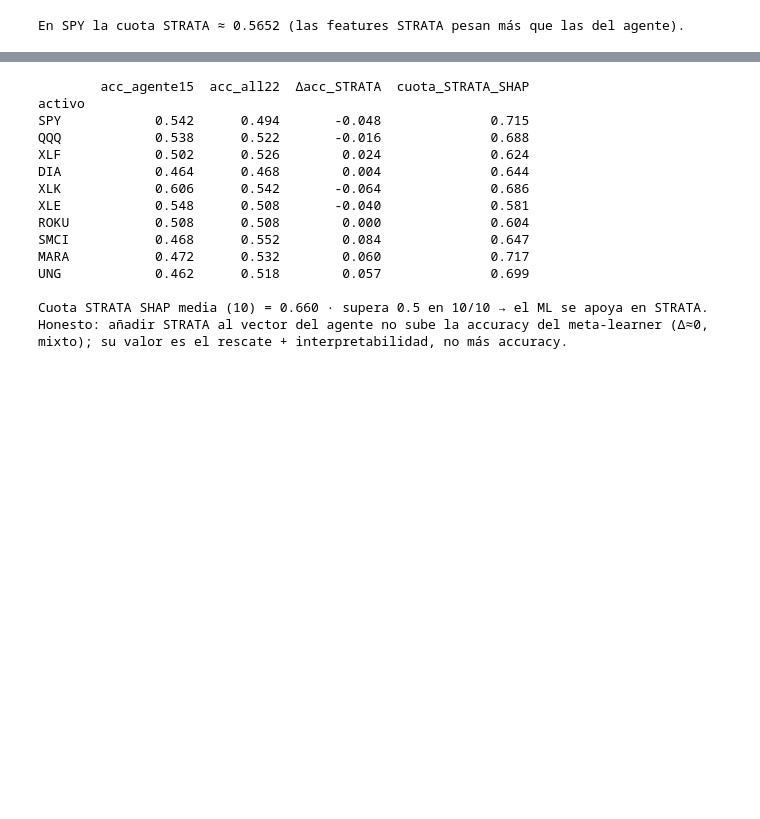
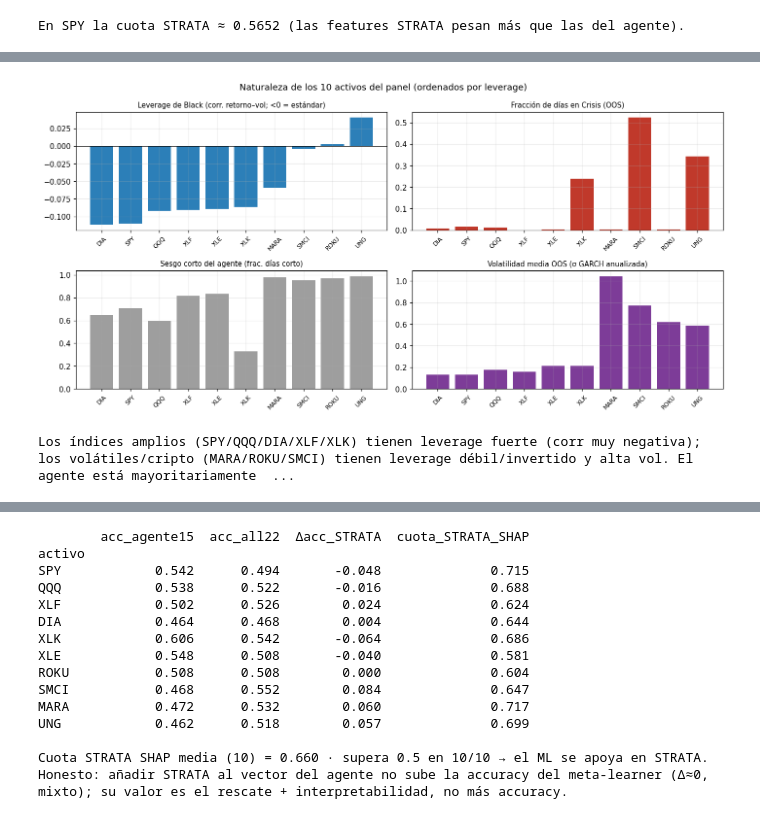
Before and after one commit to RaquelGarciah/Real-time-statistical-supervision-of-an-AI-trading-agent, a Jupyter notebook: notebooks/STRATA_marco_practico.ipynb, the cells around one changed output, grey strips where cells are left out. Cells and saved outputs as stored; diff of their text form; code cells hidden in the pictures; blank space fills up the shorter version.

```diff
--- a/notebooks/STRATA_marco_practico.ipynb
+++ b/notebooks/STRATA_marco_practico.ipynb
@@ -353,0 +403,18 @@ excluye 0), e incluyendo AutoML.
+# %%
+# Naturaleza de los activos del panel: leverage de Black, fracción de Crisis OOS, sesgo corto del agente, vol
+fig, axes = plt.subplots(2, 2, figsize=(13, 6.4)); axes = axes.ravel()
+specs = [("leverage_corr", "Leverage de Black (corr. retorno–vol; <0 = estándar)", "#2c7fb8"),
+         ("oos_crisis_frac", "Fracción de días en Crisis (OOS)", "#c0392b"),
+         ("agent_short_frac", "Sesgo corto del agente (frac. días corto)", "#9e9e9e"),
+         ("oos_vol", "Volatilidad media OOS (σ GARCH anualizada)", "#7d3c98")]
+order = sorted(PANEL10, key=lambda a: NAT[a]["leverage_corr"])
+for ax, (key, ttl, c) in zip(axes, specs):
+    ax.bar(order, [NAT[a][key] for a in order], color=c); ax.set_title(ttl, fontsize=9.5); ax.tick_params(axis="x", rotation=45, labelsize=8)
+    if key == "leverage_corr": ax.axhline(0, color="k", lw=.6)
+fig.suptitle("Naturaleza de los 10 activos del panel (ordenados por leverage)"); plt.tight_layout(); plt.show()
+print("Los índices amplios (SPY/QQQ/DIA/XLF/XLK) tienen leverage fuerte (corr muy negativa); los volátiles/cripto "
+      "(MARA/ROKU/SMCI) tienen leverage débil/invertido y alta vol. El agente está mayoritariamente corto en casi "
+      "todos. Esta naturaleza es la que gobierna qué canal de STRATA rescata (§5) y estructura el clustering (§6).")
+# %% [output]
+[figure, added]
+Los índices amplios (SPY/QQQ/DIA/XLF/XLK) tienen leverage fuerte (corr muy negativa); los volátiles/cripto (MARA/ROKU/SMCI) tienen leverage débil/invertido y alta vol. El agente está mayoritariamente  ...
```
Also changed, not shown: parts of 6 cells of this notebook, 3 other files.
